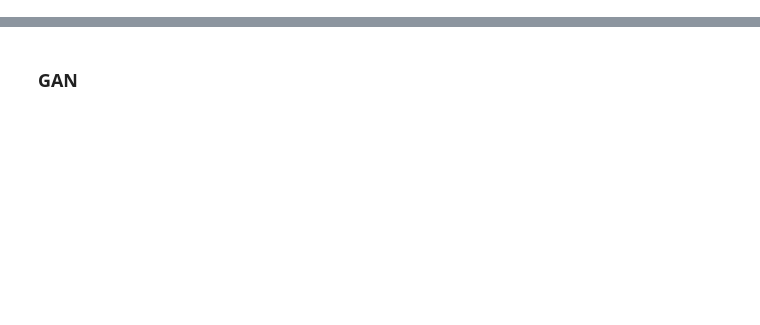
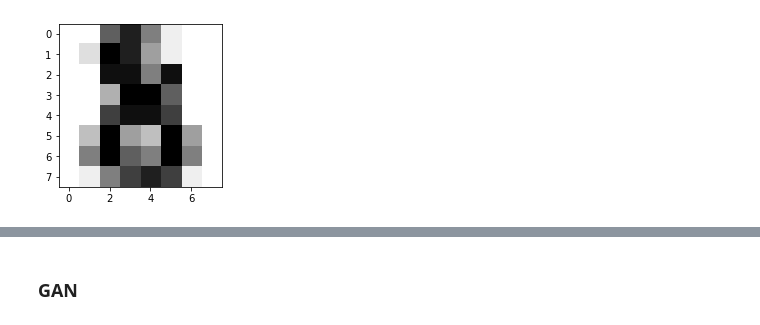
Before and after one commit to MaximArtemev/RICH-GAN-2019, a Jupyter notebook: notebooks/MNIST_GAN.ipynb, the cells around one changed output, grey strips where cells are left out. Saved outputs shown, nothing was run; the diff lists cells and outputs as text; code cells hidden in the pictures; blank space fills up the shorter version.

```diff
--- a/notebooks/MNIST_GAN.ipynb
+++ b/notebooks/MNIST_GAN.ipynb
@@ -0,0 +1,15 @@
+# %%
+from sklearn import datasets
+from sklearn.model_selection import train_test_split
+
+import matplotlib.pyplot as plt
+
+#Load the digits dataset
+digits = datasets.load_digits()
+
+#Display the first digit
+plt.figure(1, figsize=(3, 3))
+plt.imshow(digits.images[-1], cmap=plt.cm.gray_r, interpolation='nearest')
+plt.show()
+# %% [output]
+[figure, added]
```
Also changed, not shown: parts of 10 cells of this notebook, 1 other file.
